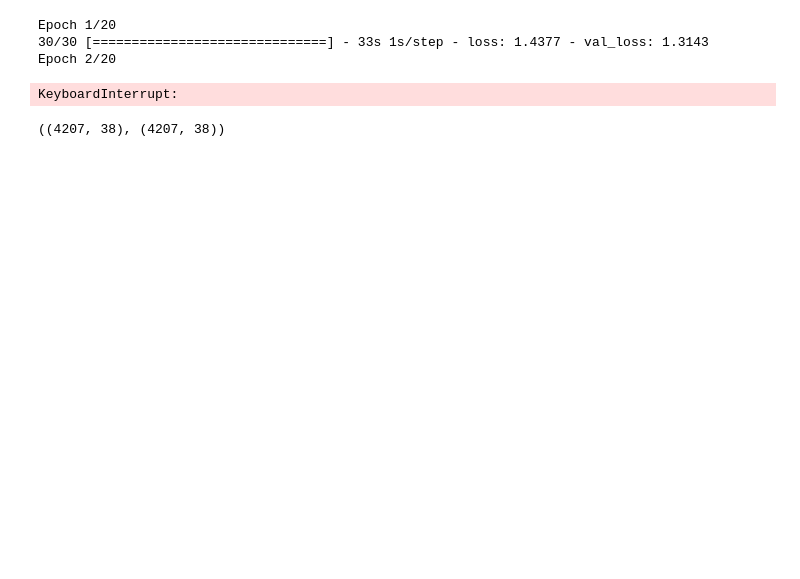
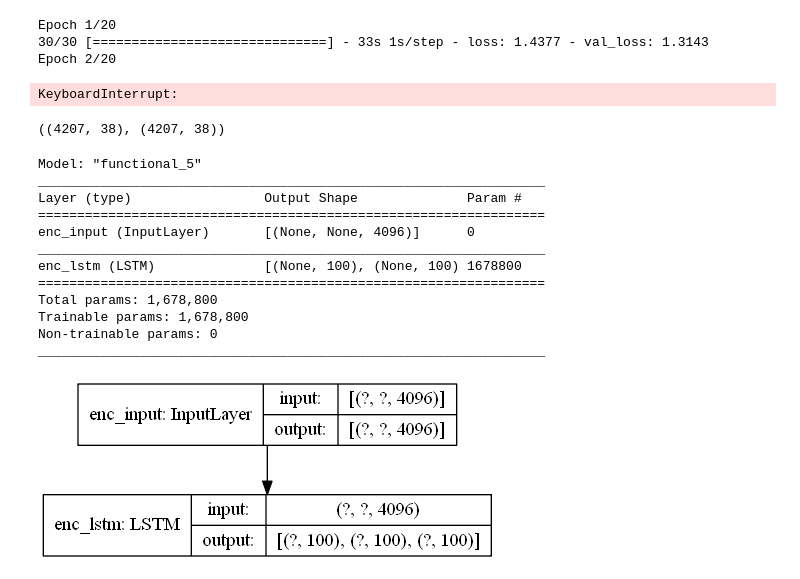
Before and after one commit to ArihantRawat/Video_Captioning, a Jupyter notebook: temp.ipynb, the cells around one changed output. Drawn from its saved outputs; the diff is of its cells as text; code cells hidden in the pictures; blank space fills up the shorter version.

Commit message:
added inference model definitions in temp

```diff
--- a/temp.ipynb
+++ b/temp.ipynb
@@ -103,3 +103,34 @@ KeyboardInterrupt:
 # %%
 # %% [output]
 ((4207, 38), (4207, 38))
+# %%
+encoder_model_inf = Model(enc_input, enc_states)
+
+dec_inf_input_h = Input((lstm_units,))
+dec_inf_input_c = Input((lstm_units,))
+dec_inf_input_states = [dec_inf_input_h, dec_inf_input_c]
+
+dec_inf_out, dec_inf_h, dec_inf_c = dec_lstm(dec_embedding(dec_input),
+                                             initial_state=dec_inf_input_states)
+dec_inf_states = [dec_inf_h, dec_inf_c]
+dec_inf_output = dec_dense(dec_inf_out)
+
+decoder_model_inf = Model(inputs=[dec_input] + dec_inf_input_states,
+                          outputs=[dec_inf_output] + dec_inf_states)
+# %%
+encoder_model_inf.summary()
+plot_model(encoder_model_inf, show_shapes=True)
+# %% [output]
+Model: "functional_5"
+_________________________________________________________________
+Layer (type)                 Output Shape              Param #
+=================================================================
+enc_input (InputLayer)       [(None, None, 4096)]      0
+_________________________________________________________________
+enc_lstm (LSTM)              [(None, 100), (None, 100) 1678800
+=================================================================
+Total params: 1,678,800
+Trainable params: 1,678,800
+Non-trainable params: 0
+_________________________________________________________________
+[figure, added]
```
Also changed, not shown: parts of 3 cells of this notebook, 1 other file.
